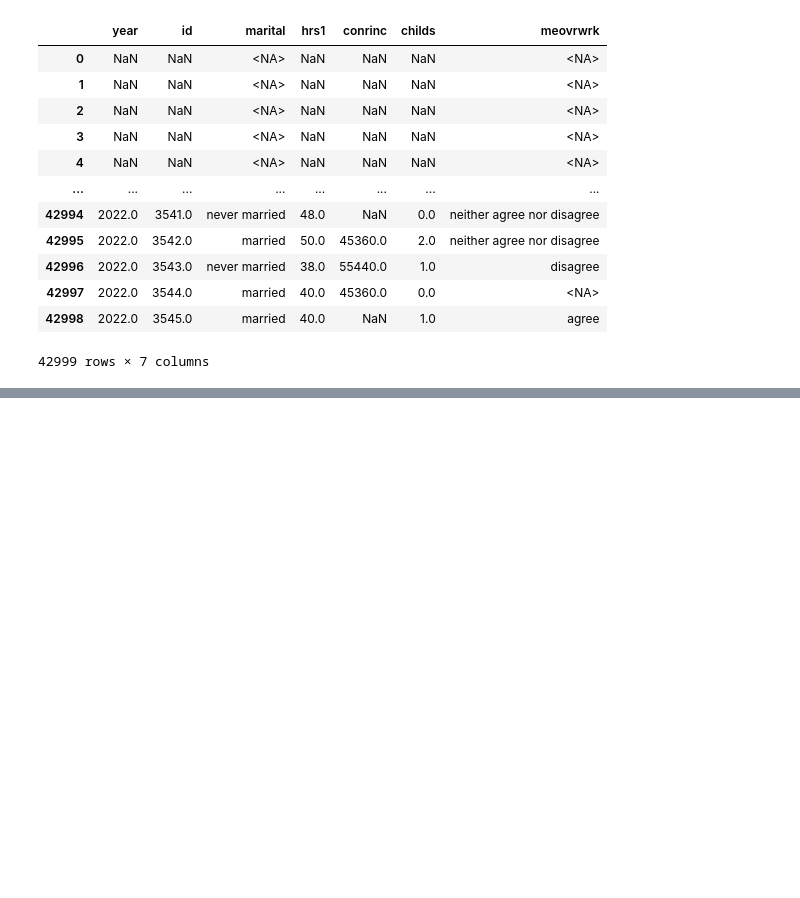
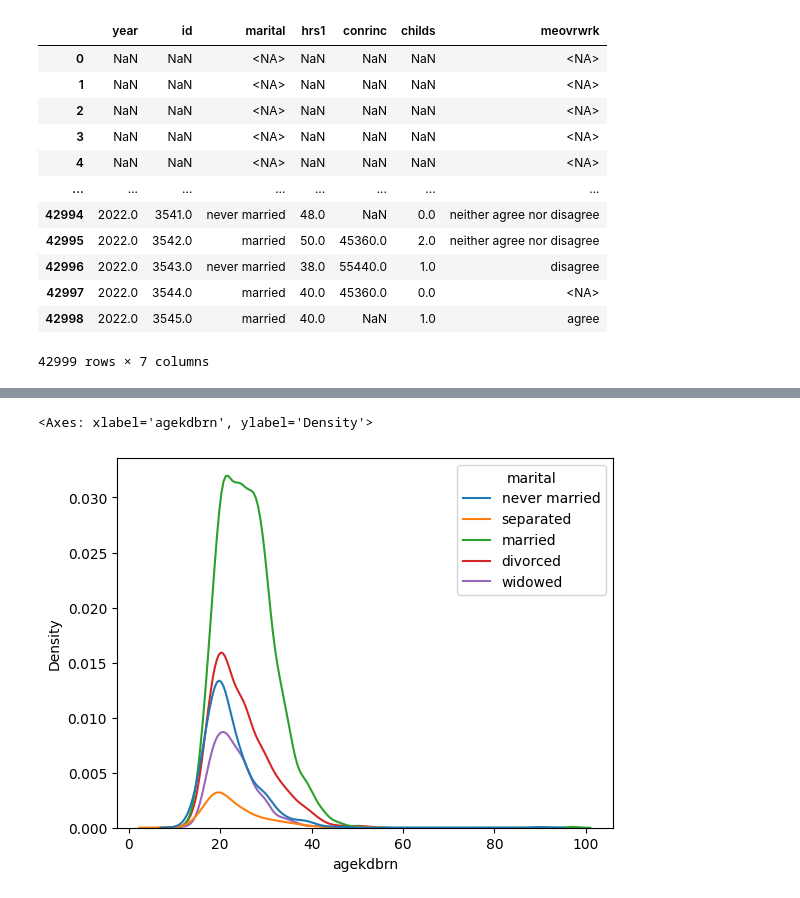
Before and after one commit to imdressel/project_gss, a Jupyter notebook: GSS_Isabella's_Part.ipynb, the cells around one changed output, grey strips where cells are left out. Cells and saved outputs as stored; diff of their text form; code cells hidden in the pictures; blank space fills up the shorter version.

```diff
--- a/GSS_Isabella's_Part.ipynb
+++ b/GSS_Isabella's_Part.ipynb
@@ -137,0 +167,5 @@ df2022
+# %%
+sns.kdeplot(data=df,x='agekdbrn',hue='marital')
+# %% [output]
+<Axes: xlabel='agekdbrn', ylabel='Density'>
+[figure, added]
```
Also changed, not shown: parts of 10 cells of this notebook.
